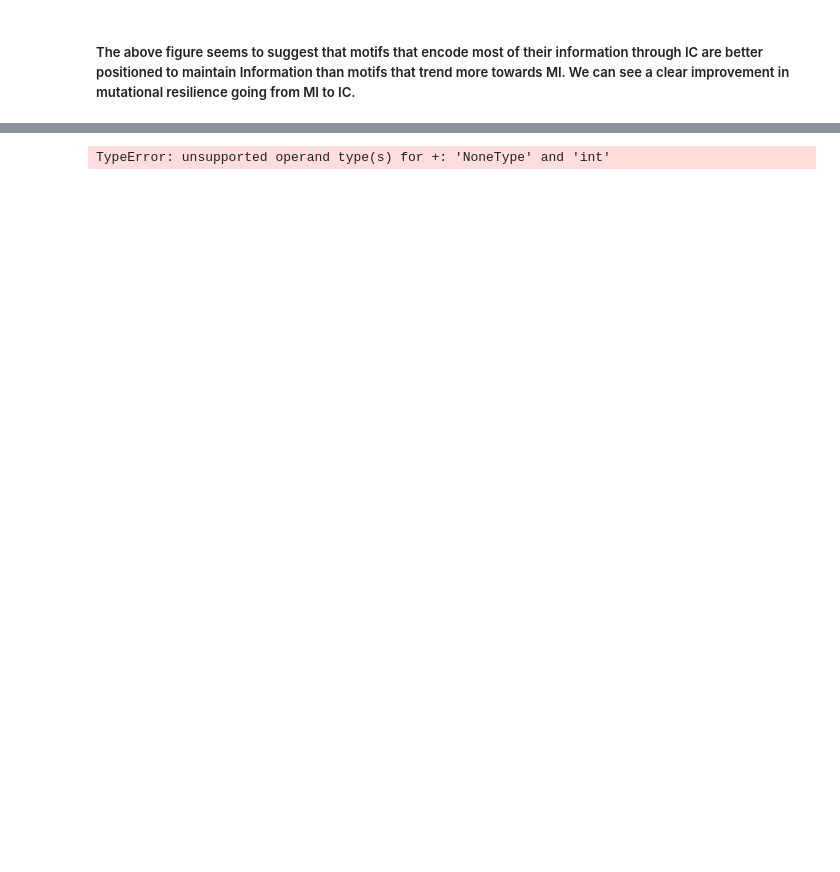
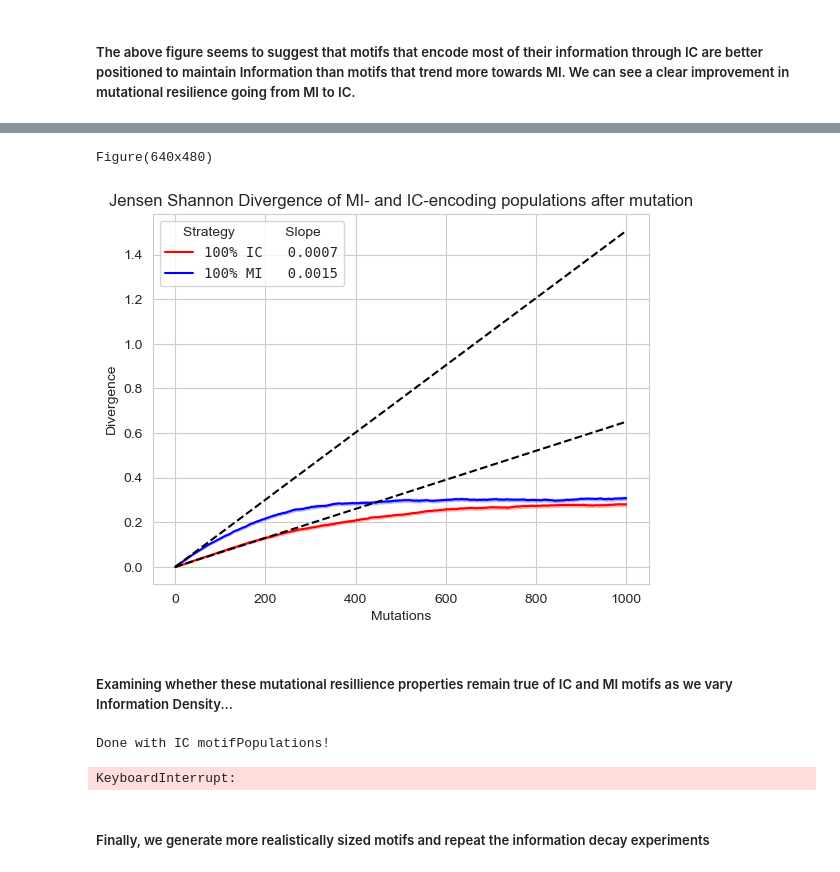
Before and after one commit to ErillLab/ITTF, a Jupyter notebook: tutorial.ipynb, the cells around one changed output, grey strips where cells are left out. Cells and saved outputs as stored; diff of their text form; code cells hidden in the pictures; blank space fills up the shorter version.

```diff
--- a/tutorial.ipynb
+++ b/tutorial.ipynb
@@ -205,5 +164,59 @@ src.fig
 # %%
 #Reusing the IC/MI informationDecay files we already generated, the JSD figure is visualized below
-src.figureFunctions.SupplementaryFigure2(["./Output/Notebook/informationDecay_ICpop_fig1.json", "./Output/Notebook/informationDecay_MIpop_fig1.json"])
+print(src.figureFunctions.SupplementaryFigure2(["./Output/Notebook/informationDecay_ICpop_fig1.json", "./Output/Notebook/informationDecay_MIpop_fig1.json"]))
 # %% [output]
-TypeError: unsupported operand type(s) for +: 'NoneType' and 'int'
+Figure(640x480)
+[figure, added]
+# %% [markdown]
+##### Examining whether these mutational resillience properties remain true of IC and MI motifs as we vary Information Density...
+# %%
+#Defines different TI values for 2bp motif.
+TIpercol = [0.25,0.5,0.75,0.9] #Substitute 0.9 for 1
+eucledian_thres = 0.1 #Higher thresholds leads to motifPopulations that are further from their goal but quickens computation
+
+#Repeats for MI and IC
+for strategy in ["IC","MI"]:
+    #Variables for fitting motifPopulation
+    propIC = 1 if strategy == "IC" else 0
+
+    #Repeats the process completed above for each information density value in the list above
+    for TI in TIpercol:
+
+        #Generates json file and outputs it
+        jsonfile_fig2 = {
+    	"Number_Organisms": 100,
+    	"Number_BindingSites": 128,
+    	"Length_BindingSites": 2,
+    	"GC_cont": 0.50,
+    	"Mutation_Rate": 0.01,
+    	"MI_mode": 1,
+    	"ReadInFiles": None,
+    	"Target_TI_Column": TI,
+    	"Prop_IC": propIC,
+    	"ConstrictMode": strategy,
+    	"Eucledian_Thres": eucledian_thres,
+    	"populationOutputFile": f"./Output/Notebook/motifpop_{propIC}_{TI}_fig2.json"
+
+        }
+        with open("./src/settings_fitMotifPop.json", "w") as f:
+            json.dump(jsonfile_fig2, f, indent = 3)
+
+        #Generates population
+        src.fitMotifPopulation.main()
+
+        #Runs information decay experiment
+        jsonfile_fig2_decay = {
+        "Population_File":f"./Output/Notebook/motifpop_{propIC}_{TI}_fig2.json",
+    	"NumGenerationTerminate":1000,
+    	"lossOutputCSV": f"./Output/Notebook/informationDecay_{TI}{strategy}_fig2.json"
+        }
+
+        with open("./src/settings_informationDecay.json", "w") as f:
+            json.dump(jsonfile_fig2_decay, f, indent = 3)
+
+        src.informationDecay.main()
+
+    print(f"Done with {strategy} motifPopulations!")
+# %% [output]
+Done with IC motifPopulations!
+KeyboardInterrupt:
@@ -209,0 +225,2 @@ TypeError: unsupported operand type(s) for +: 'NoneType' and 'int'
+# %% [markdown]
+##### Finally, we generate more realistically sized motifs and repeat the information decay experiments
```
Also changed, not shown: parts of 14 cells of this notebook, 1 other file.
